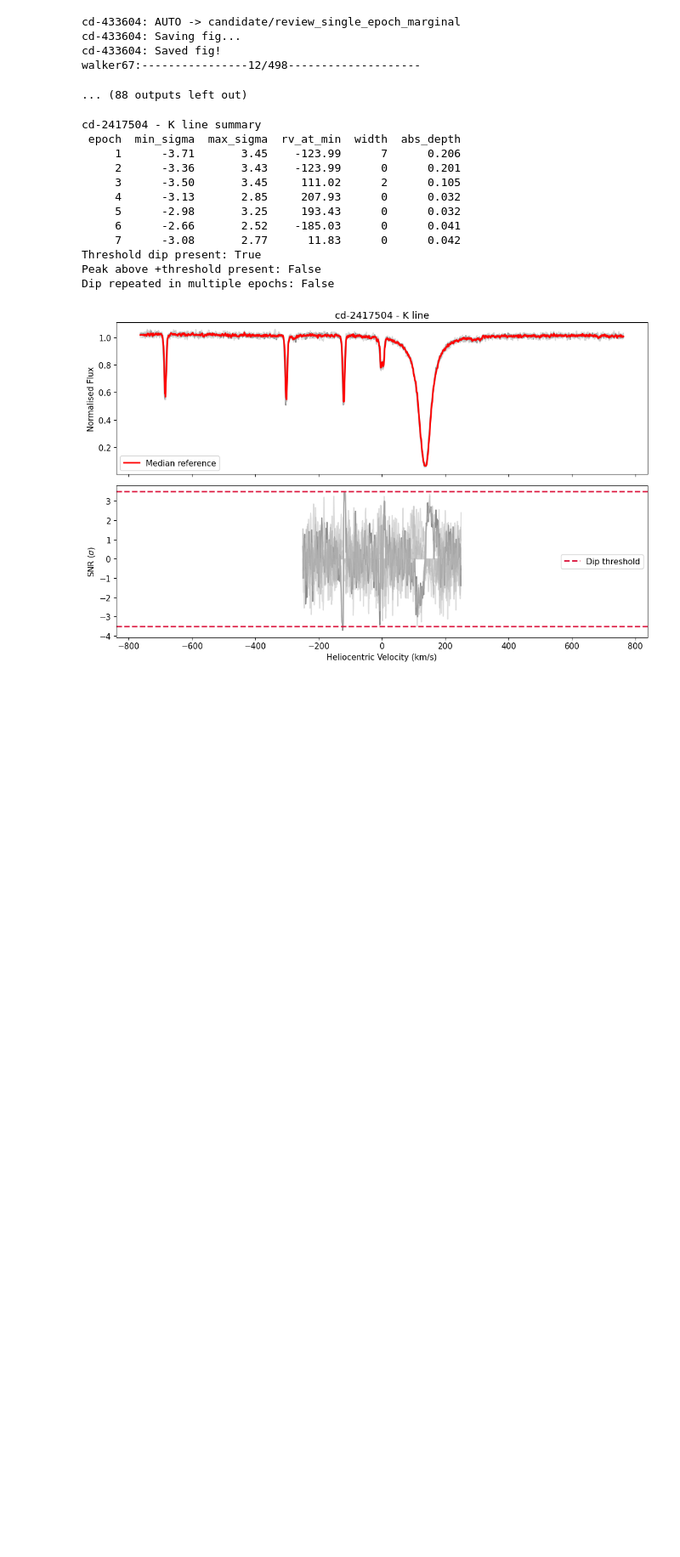
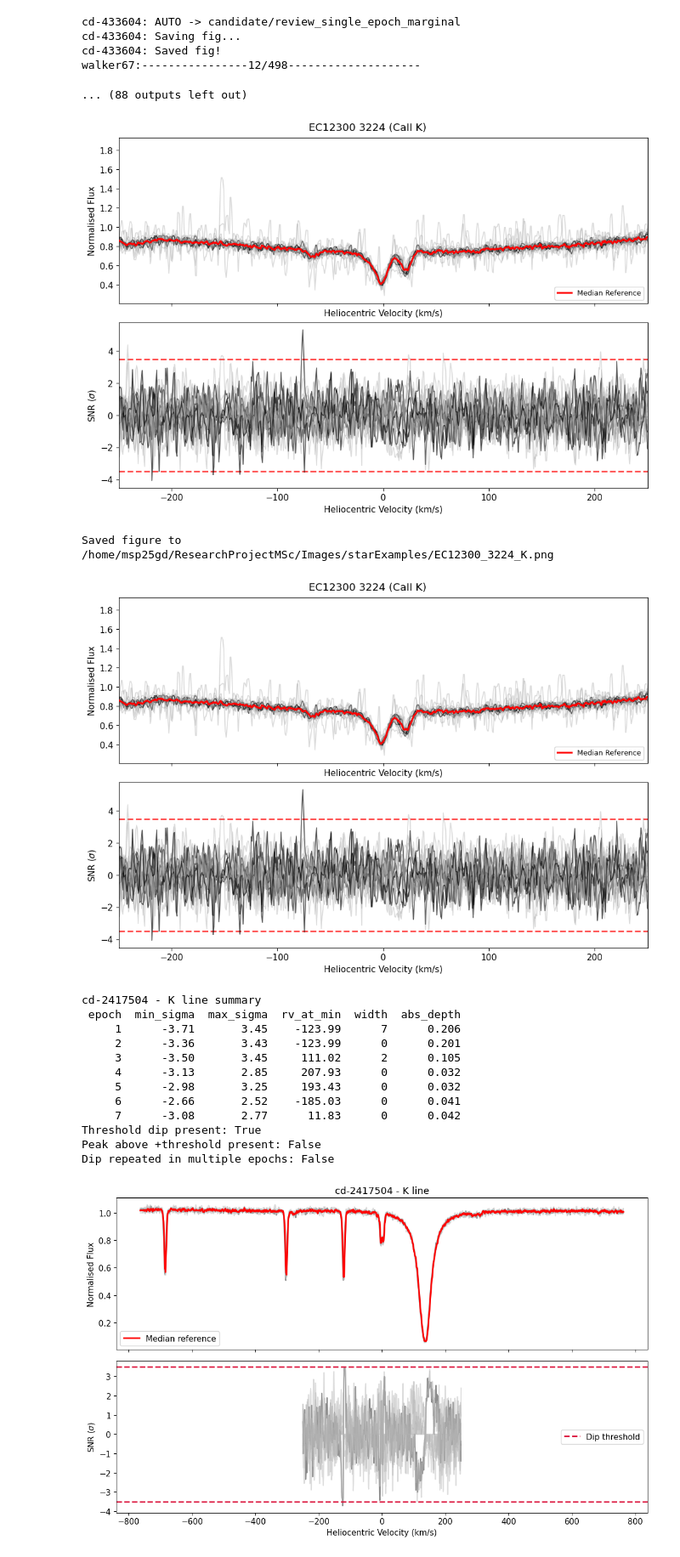
Before and after one commit to AstroHohen/ResearchProjectMSc, a Jupyter notebook: HR/search/iplotter.ipynb, the cells around one changed output. Shown at 85% size. Drawn from its saved outputs; the diff is of its cells as text; code cells hidden in the pictures; blank space fills up the shorter version.

Commit message:
First batch of correct images

```diff
--- a/HR/search/iplotter.ipynb
+++ b/HR/search/iplotter.ipynb
@@ -420,3 +603,9 @@ walker67:----------------12/498--------------------
+# %%
+plot_single_star_iplotter('ec123003224')
+# %% [output]
+[figure, added]
+Saved figure to /home/msp25gd/ResearchProjectMSc/Images/starExamples/EC12300_3224_K.png
+[figure, added]
 # %%
 # One-off diagnostic for cd-2417504 without changing the main pipeline.
 target_name = 'cd-2417504'
```
Also changed, not shown: parts of 1 cell of this notebook, 7 other files.
